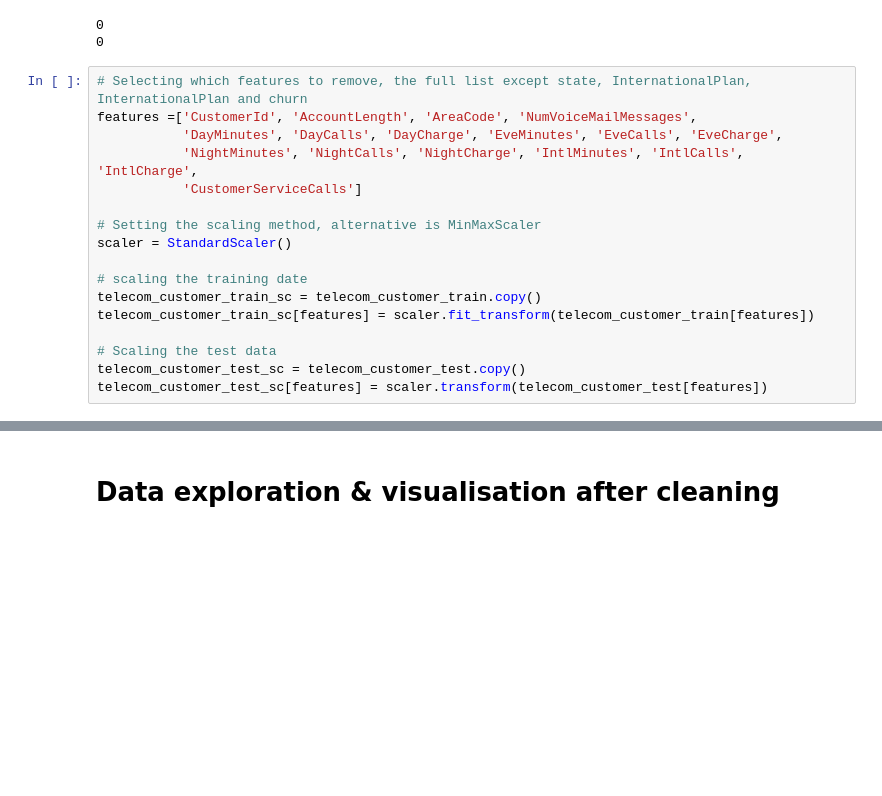
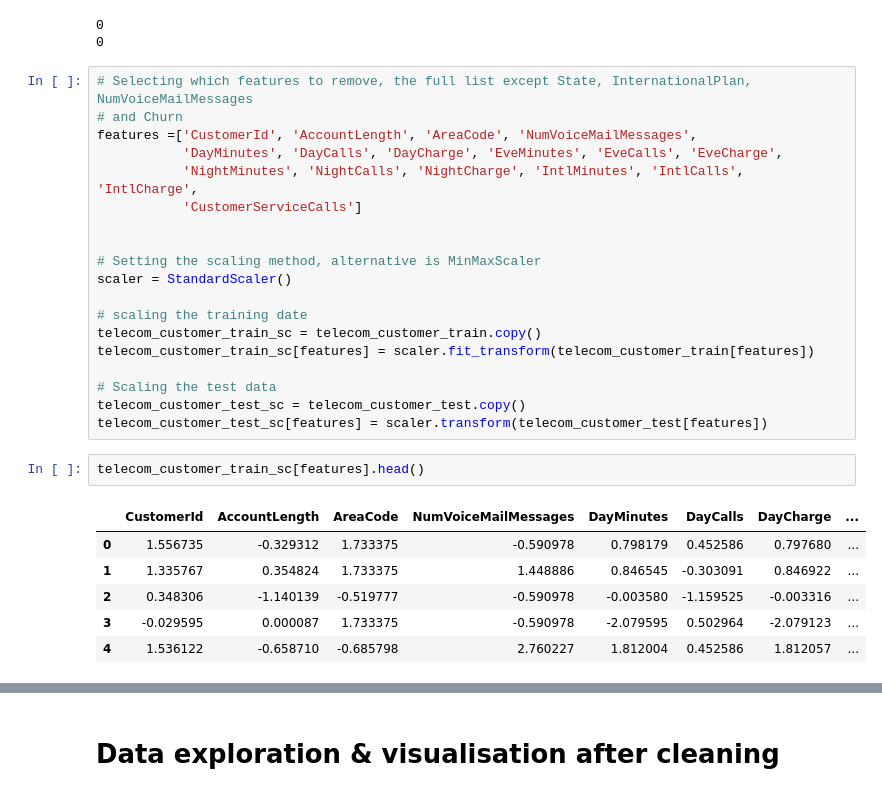
Before and after one commit to sondre04aasheim-spec/Deliverable_4_DAT200, a Jupyter notebook: CA4_template_group_30.ipynb, the cells around one changed output, grey strips where cells are left out. Drawn from its saved outputs; the diff is of its cells as text; blank space fills up the shorter version.

```diff
--- a/CA4_template_group_30.ipynb
+++ b/CA4_template_group_30.ipynb
@@ -131,11 +131,13 @@ print(telecom_customer_test.isna().sum().sum())
 0
 0
 # %%
-# Selecting which features to remove, the full list except state, InternationalPlan, InternationalPlan and churn
+# Selecting which features to remove, the full list except State, InternationalPlan, NumVoiceMailMessages
+# and Churn
 features =['CustomerId', 'AccountLength', 'AreaCode', 'NumVoiceMailMessages',
            'DayMinutes', 'DayCalls', 'DayCharge', 'EveMinutes', 'EveCalls', 'EveCharge',
            'NightMinutes', 'NightCalls', 'NightCharge', 'IntlMinutes', 'IntlCalls', 'IntlCharge',
            'CustomerServiceCalls']
+
 
 # Setting the scaling method, alternative is MinMaxScaler
 scaler = StandardScaler()
@@ -147,3 +149,12 @@ telecom_customer_train_sc[features] = scaler.fit_transform(telecom_customer_trai
 # Scaling the test data
 telecom_customer_test_sc = telecom_customer_test.copy()
 telecom_customer_test_sc[features] = scaler.transform(telecom_customer_test[features])
+# %%
+telecom_customer_train_sc[features].head()
+# %% [output]
+|  | CustomerId | AccountLength | AreaCode | NumVoiceMailMessages | DayMinutes | DayCalls | DayCharge | ... |
+| 0 | 1.556735 | -0.329312 | 1.733375 | -0.590978 | 0.798179 | 0.452586 | 0.797680 | ... |
+| 1 | 1.335767 | 0.354824 | 1.733375 | 1.448886 | 0.846545 | -0.303091 | 0.846922 | ... |
+| 2 | 0.348306 | -1.140139 | -0.519777 | -0.590978 | -0.003580 | -1.159525 | -0.003316 | ... |
+| 3 | -0.029595 | 0.000087 | 1.733375 | -0.590978 | -2.079595 | 0.502964 | -2.079123 | ... |
+| 4 | 1.536122 | -0.658710 | -0.685798 | 2.760227 | 1.812004 | 0.452586 | 1.812057 | ... |
```
Also changed, not shown: parts of 7 cells of this notebook.
